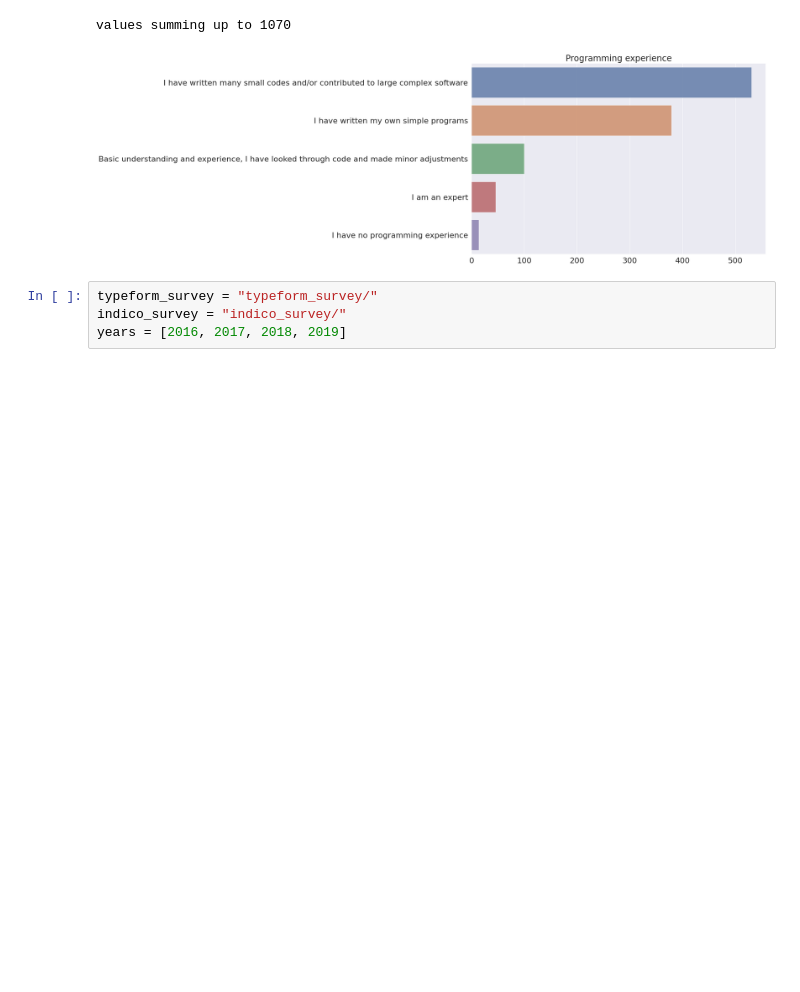
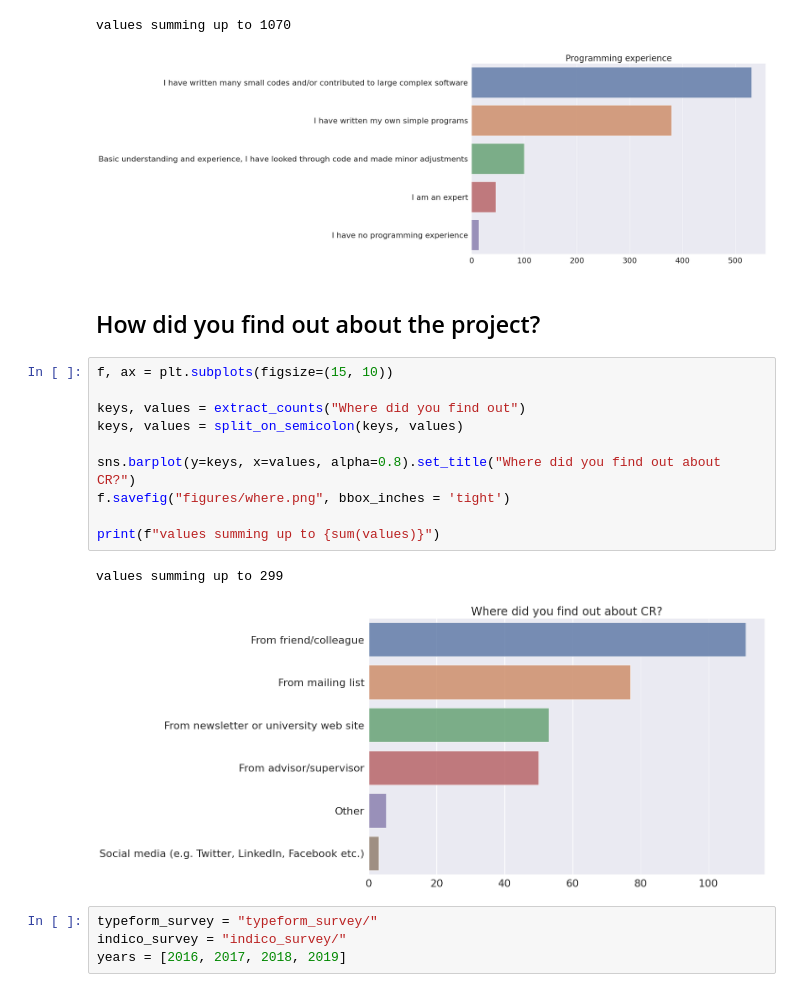
Before and after one commit to coderefinery/pre-workshop-survey, a Jupyter notebook: survey-analysis.ipynb, the cells around one changed output. Cells and saved outputs as stored; diff of their text form; blank space fills up the shorter version.

Commit message:
"where did you find out about the project"

```diff
--- a/survey-analysis.ipynb
+++ b/survey-analysis.ipynb
@@ -300,6 +300,21 @@ print(f"values summing up to {sum(values)}")
 # %% [output]
 values summing up to 1070
 [figure]
+# %% [markdown]
+## How did you find out about the project?
+# %%
+f, ax = plt.subplots(figsize=(15, 10))
+
+keys, values = extract_counts("Where did you find out")
+keys, values = split_on_semicolon(keys, values)
+
+sns.barplot(y=keys, x=values, alpha=0.8).set_title("Where did you find out about CR?")
+f.savefig("figures/where.png", bbox_inches = 'tight')
+
+print(f"values summing up to {sum(values)}")
+# %% [output]
+values summing up to 299
+[figure, added]
 # %%
 typeform_survey = "typeform_survey/"
 indico_survey = "indico_survey/"
```
Also changed, not shown: 1 other file.
